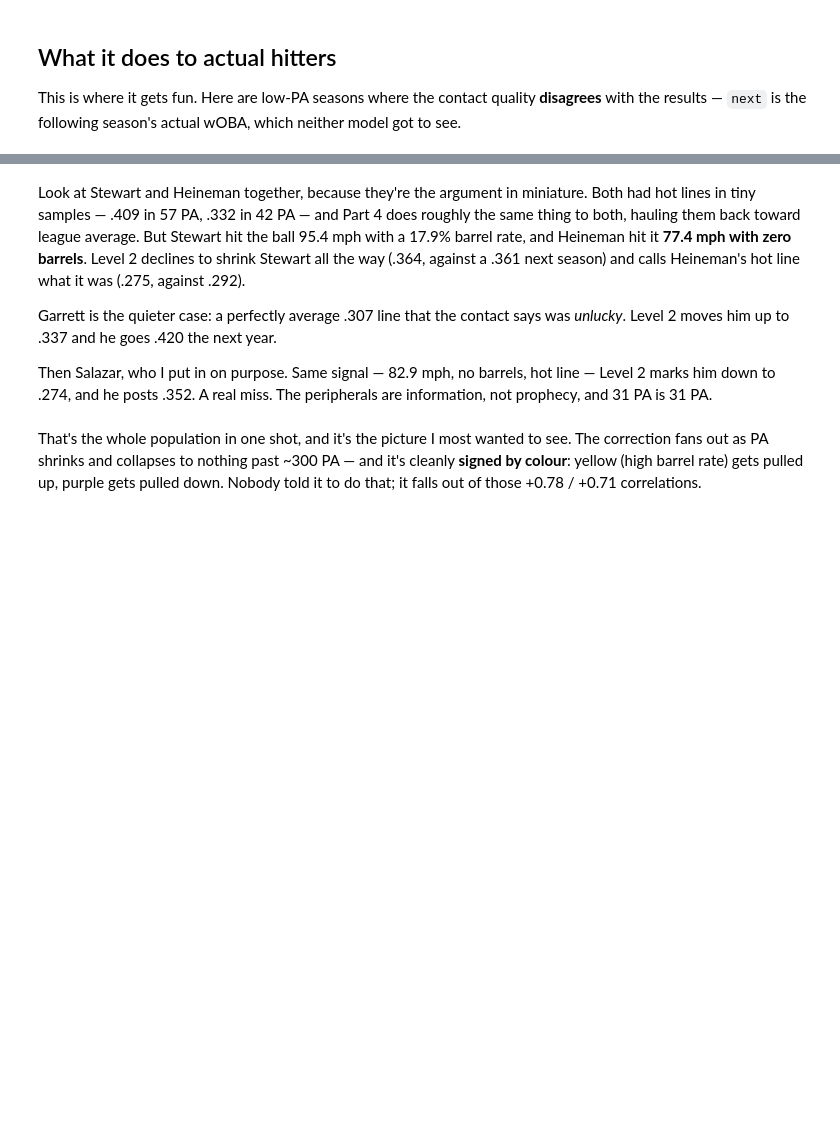
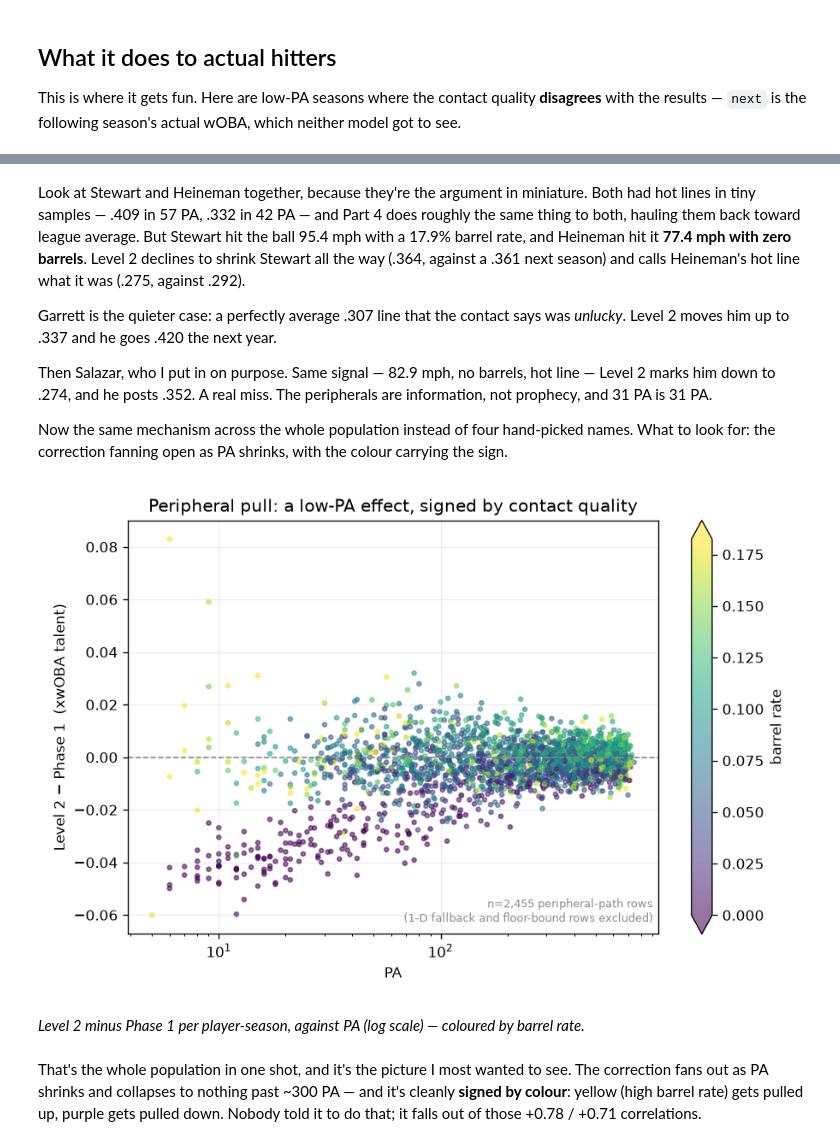
Before and after one commit to bwista/xwobart, a Jupyter notebook: notebooks/05_level2_talent.ipynb, the cells around one changed output, grey strips where cells are left out. Saved outputs shown, nothing was run; the diff lists cells and outputs as text; code cells hidden in the pictures; blank space fills up the shorter version.

```diff
--- a/notebooks/05_level2_talent.ipynb
+++ b/notebooks/05_level2_talent.ipynb
@@ -7,25 +7,17 @@ That matters because exit velocity and barrel rate settle down much faster than
 
 The version I tried first was to shrink toward the BART model's own xwOBA, and it went nowhere — the model is built from the same batted balls as the raw number, so there's nothing left over to shrink toward. This is the version that works. Everything here comes from `results/talent2/`.
 # %%
-# --- setup: find repo root, load helpers (run this first) ---
-import sys, json
+# --- setup: locate the repo and import the shared notebook helpers (run this first) ---
+import sys
 from pathlib import Path
+
+_root = next((p for p in [Path.cwd(), *Path.cwd().parents] if (p / "config.yaml").exists()), Path.cwd())
+sys.path.insert(0, str(_root / "notebooks"))
+from nb_helpers import ROOT, RESULTS, jload, show_fig
+
 import numpy as np
 import polars as pl
-from IPython.display import Image, Markdown, display
-
-pl.Config.set_tbl_rows(30)
-here = Path.cwd()
-ROOT = next((p for p in [here, *here.parents] if (p / "config.yaml").exists()), here)
-sys.path.insert(0, str(ROOT))
-RESULTS = ROOT / "results"
-
-def jload(rel):
-    return json.loads((RESULTS / rel).read_text())
-
-def show_fig(rel, width=680):
-    p = RESULTS / rel
-    return Image(filename=str(p), width=width) if p.exists() else Markdown(f"_missing figure: {rel}_")
+from IPython.display import Markdown, display
 
 m = jload("talent2/talent2_metrics.json")
 l2a, l2b = m["l2a"], m["l2b"]          # l2a = the reproduce-Phase-1 gate, l2b = the real thing
@@ -97,3 +115,5 @@ Look at Stewart and Heineman together, because they're the argument in miniature
 Garrett is the quieter case: a perfectly average .307 line that the contact says was *unlucky*. Level 2 moves him up to .337 and he goes .420 the next year.
 
 Then Salazar, who I put in on purpose. Same signal — 82.9 mph, no barrels, hot line — Level 2 marks him down to .274, and he posts .352. A real miss. The peripherals are information, not prophecy, and 31 PA is 31 PA.
+
+Now the same mechanism across the whole population instead of four hand-picked names. What to look for: the correction fanning open as PA shrinks, with the colour carrying the sign.
@@ -102,3 +120,9 @@ show_fig("talent2/figures/peripheral_pull.png", width=760)
+# %%
+show_fig("talent2/figures/peripheral_pull.png",
+         caption="Level 2 minus Phase 1 per player-season, against PA (log scale) — coloured by barrel rate.")
+# %% [output]
+[figure, added]
+*Level 2 minus Phase 1 per player-season, against PA (log scale) — coloured by barrel rate.*
 # %% [markdown]
 That's the whole population in one shot, and it's the picture I most wanted to see. The correction fans out as PA shrinks and collapses to nothing past ~300 PA — and it's cleanly **signed by colour**: yellow (high barrel rate) gets pulled up, purple gets pulled down. Nobody told it to do that; it falls out of those +0.78 / +0.71 correlations.
 # %% [markdown]
```
Also changed, not shown: parts of 15 cells of this notebook, 6 other files.
